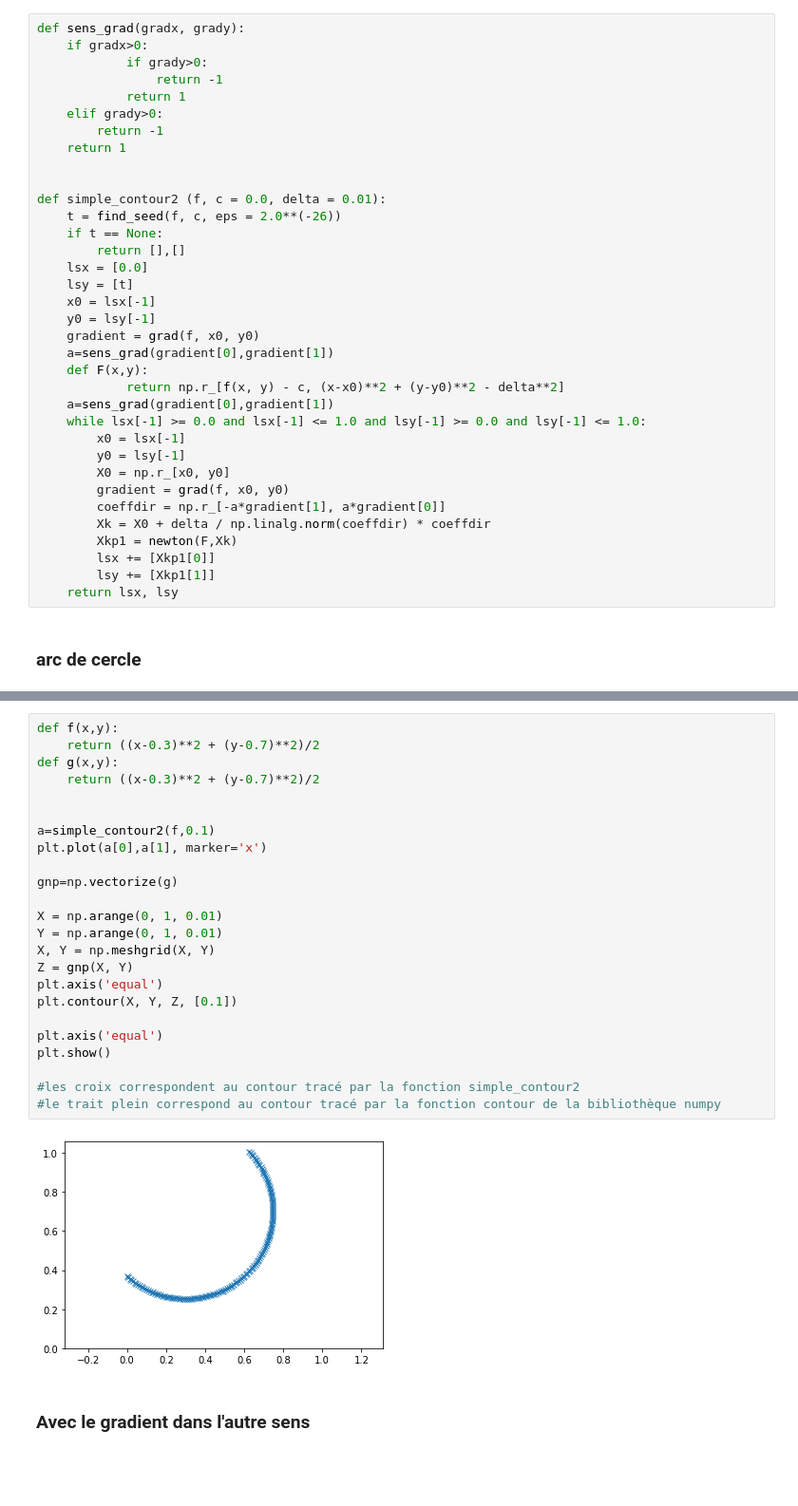
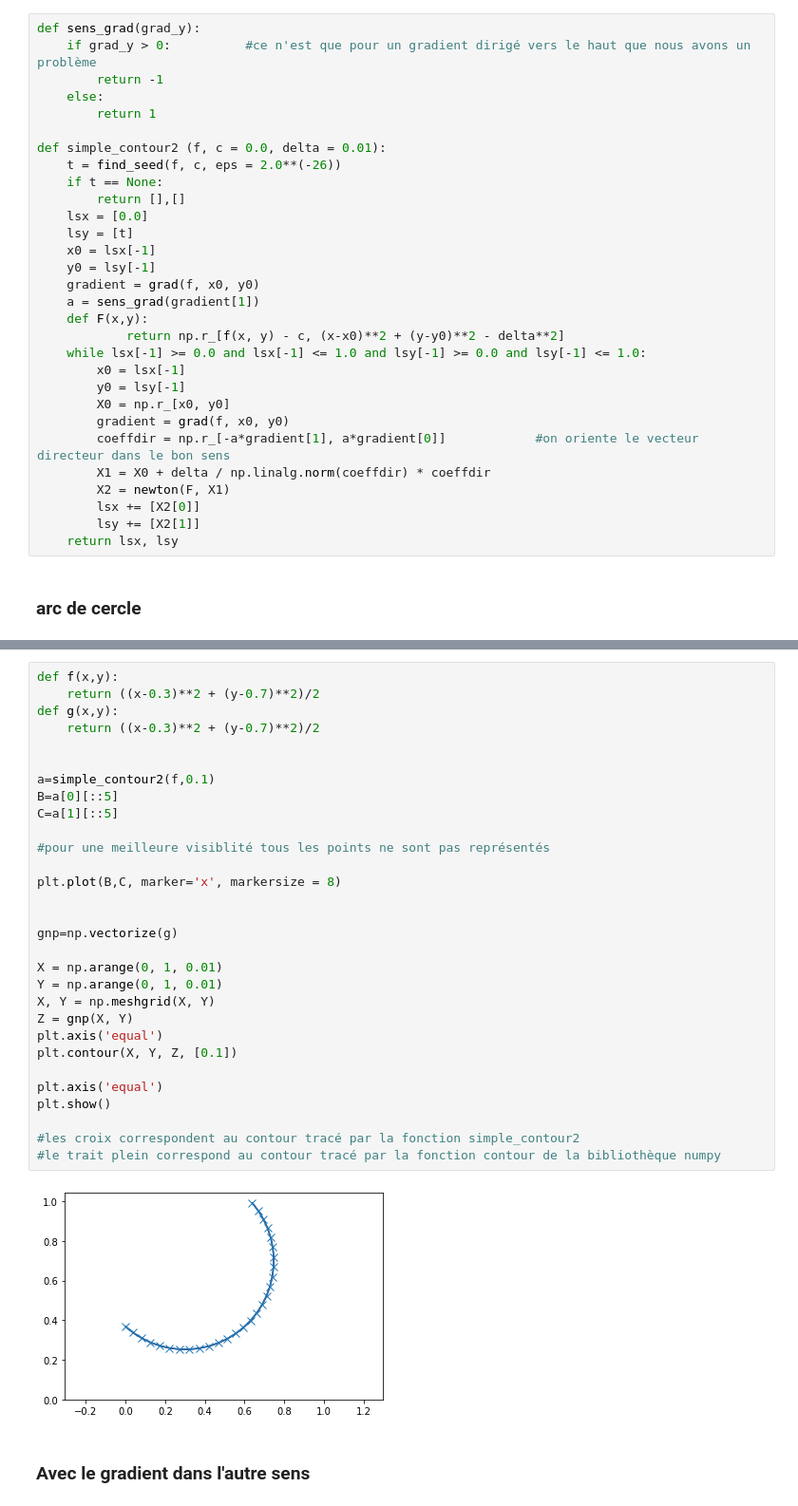
Before and after one commit to BLeCorfec/projet_mathinfo, a Jupyter notebook: notebook_mathinfo.ipynb, the cells around one changed output, grey strips where cells are left out. Shown: that part at 95% size. Saved outputs shown, nothing was run; the diff lists cells and outputs as text; blank space fills up the shorter version.

```diff
--- a/notebook_mathinfo.ipynb
+++ b/notebook_mathinfo.ipynb
@@ -127,13 +171,9 @@ plt.show()
 # %%
-def sens_grad(gradx, grady):
-    if gradx>0:
-            if grady>0:
-                return -1
-            return 1
-    elif grady>0:
+def sens_grad(grad_y):
+    if grad_y > 0:          #ce n'est que pour un gradient dirigé vers le haut que nous avons un problème
         return -1
-    return 1
-
+    else:
+        return 1
 
 def simple_contour2 (f, c = 0.0, delta = 0.01):
     t = find_seed(f, c, eps = 2.0**(-26))
@@ -144,20 +184,19 @@ def simple_contour2 (f, c = 0.0, delta = 0.01):
     x0 = lsx[-1]
     y0 = lsy[-1]
     gradient = grad(f, x0, y0)
-    a=sens_grad(gradient[0],gradient[1])
+    a = sens_grad(gradient[1])
     def F(x,y):
             return np.r_[f(x, y) - c, (x-x0)**2 + (y-y0)**2 - delta**2]
-    a=sens_grad(gradient[0],gradient[1])
     while lsx[-1] >= 0.0 and lsx[-1] <= 1.0 and lsy[-1] >= 0.0 and lsy[-1] <= 1.0:
         x0 = lsx[-1]
         y0 = lsy[-1]
         X0 = np.r_[x0, y0]
         gradient = grad(f, x0, y0)
-        coeffdir = np.r_[-a*gradient[1], a*gradient[0]]
-        Xk = X0 + delta / np.linalg.norm(coeffdir) * coeffdir
-        Xkp1 = newton(F,Xk)
-        lsx += [Xkp1[0]]
-        lsy += [Xkp1[1]]
+        coeffdir = np.r_[-a*gradient[1], a*gradient[0]]            #on oriente le vecteur directeur dans le bon sens
+        X1 = X0 + delta / np.linalg.norm(coeffdir) * coeffdir
+        X2 = newton(F, X1)
+        lsx += [X2[0]]
+        lsy += [X2[1]]
     return lsx, lsy
 # %% [markdown]
 ### arc de cercle
@@ -164,28 +205,34 @@ def simple_contour2 (f, c = 0.0, delta = 0.01):
 # %%
 def f(x,y):
     return ((x-0.3)**2 + (y-0.7)**2)/2
 def g(x,y):
     return ((x-0.3)**2 + (y-0.7)**2)/2
 
 
 a=simple_contour2(f,0.1)
-plt.plot(a[0],a[1], marker='x')
+B=a[0][::5]
+C=a[1][::5]
+
+#pour une meilleure visiblité tous les points ne sont pas représentés
+
+plt.plot(B,C, marker='x', markersize = 8)
+
 
 gnp=np.vectorize(g)
 
 X = np.arange(0, 1, 0.01)
 Y = np.arange(0, 1, 0.01)
 X, Y = np.meshgrid(X, Y)
 Z = gnp(X, Y)
 plt.axis('equal')
 plt.contour(X, Y, Z, [0.1])
 
 plt.axis('equal')
 plt.show()
 
 #les croix correspondent au contour tracé par la fonction simple_contour2
 #le trait plein correspond au contour tracé par la fonction contour de la bibliothèque numpy
 # %% [output]
-[figure, old version]
+[figure, new version]
 # %% [markdown]
 ### Avec le gradient dans l'autre sens
```
Also changed, not shown: parts of 15 cells of this notebook.
